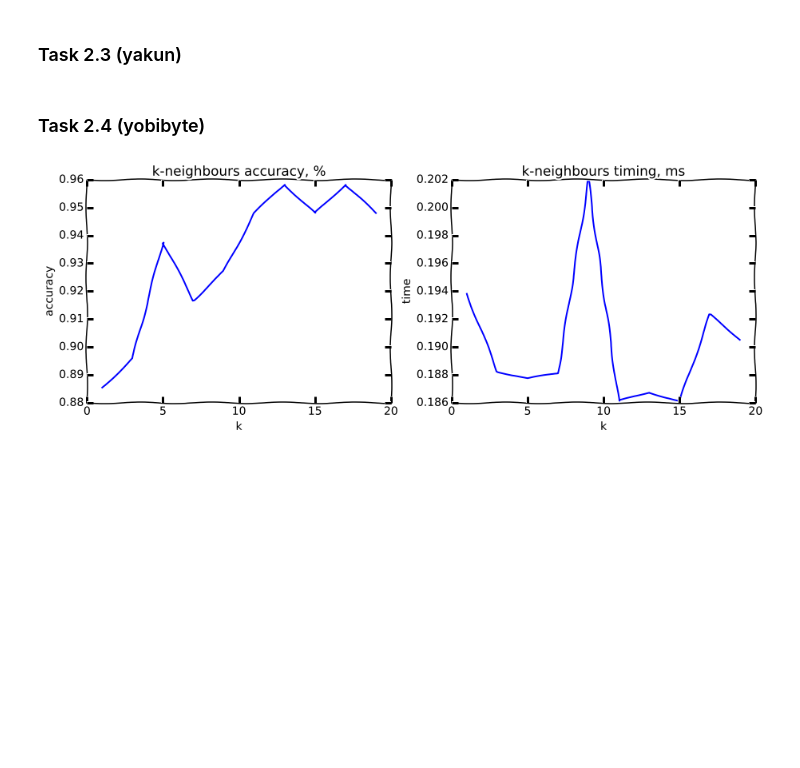
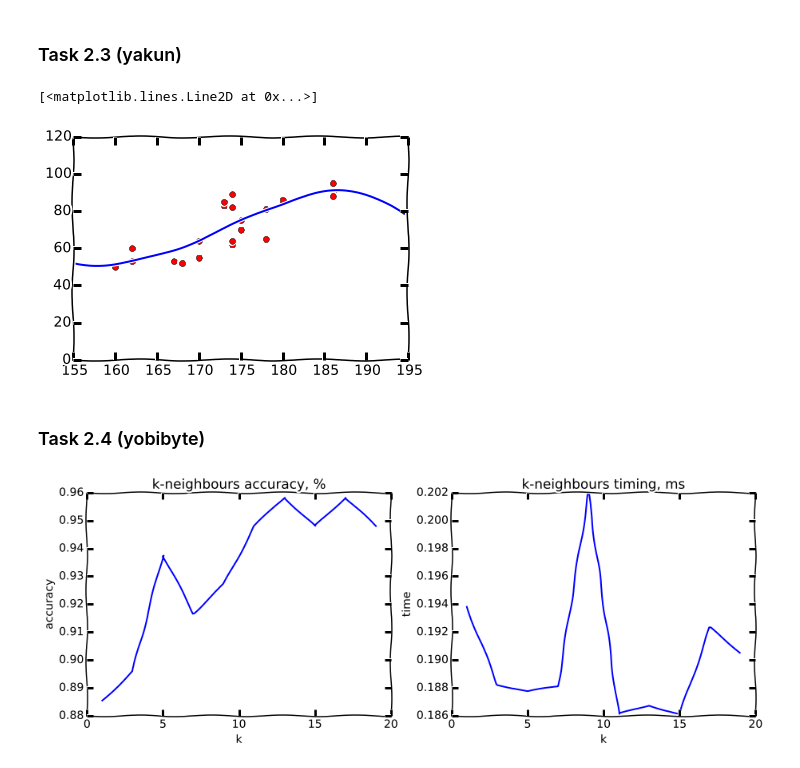
Before and after one commit to liyakun/Pattern-Recognition, a Jupyter notebook: SecondProject/src2.ipynb, the cells around one changed output. Drawn from its saved outputs; the diff is of its cells as text; code cells hidden in the pictures; blank space fills up the shorter version.

```diff
--- a/SecondProject/src2.ipynb
+++ b/SecondProject/src2.ipynb
@@ -107,3 +106,21 @@ leg.get_frame().set_alpha(0.8)
+# %%
+# x->hs, y->ws
+X =np.array([np.array([np.power(x, 0), np.power(x, 1), np.power(x, 2), np.power(x, 3), np.power(x, 4), np.power(x, 5)]) for x in hs])
+mat_inv = inv(np.dot(X.transpose(), X)  + (h_var / 3) * np.identity(6))
+w_map = np.dot(np.dot(mat_inv, X.transpose()), ws)
+
+# plot
+fig2 = plt.figure()
+ax2 = fig2.add_subplot(111)
+ax2.set_xlim([155, 195])
+ax2.set_ylim([0, 120])
+x = np.arange(155, 195, 0.5)
+re = w_map[0] * np.power(x, 0) + w_map[1] * np.power(x, 1) + w_map[2] * np.power(x, 2) + w_map[3] * np.power(x, 3) + w_map[4] * np.power(x, 4) + w_map[5] * np.power(x, 5)
+ax2.plot(hs, ws, 'ro', label='data')
+ax2.plot(x, re)
+# %% [output]
+[<matplotlib.lines.Line2D at 0x...>]
+[figure, added]
 # %% [markdown]
 ### Task 2.4 (yobibyte)
 # %%
```
Also changed, not shown: parts of 5 cells of this notebook, 1 other file.
